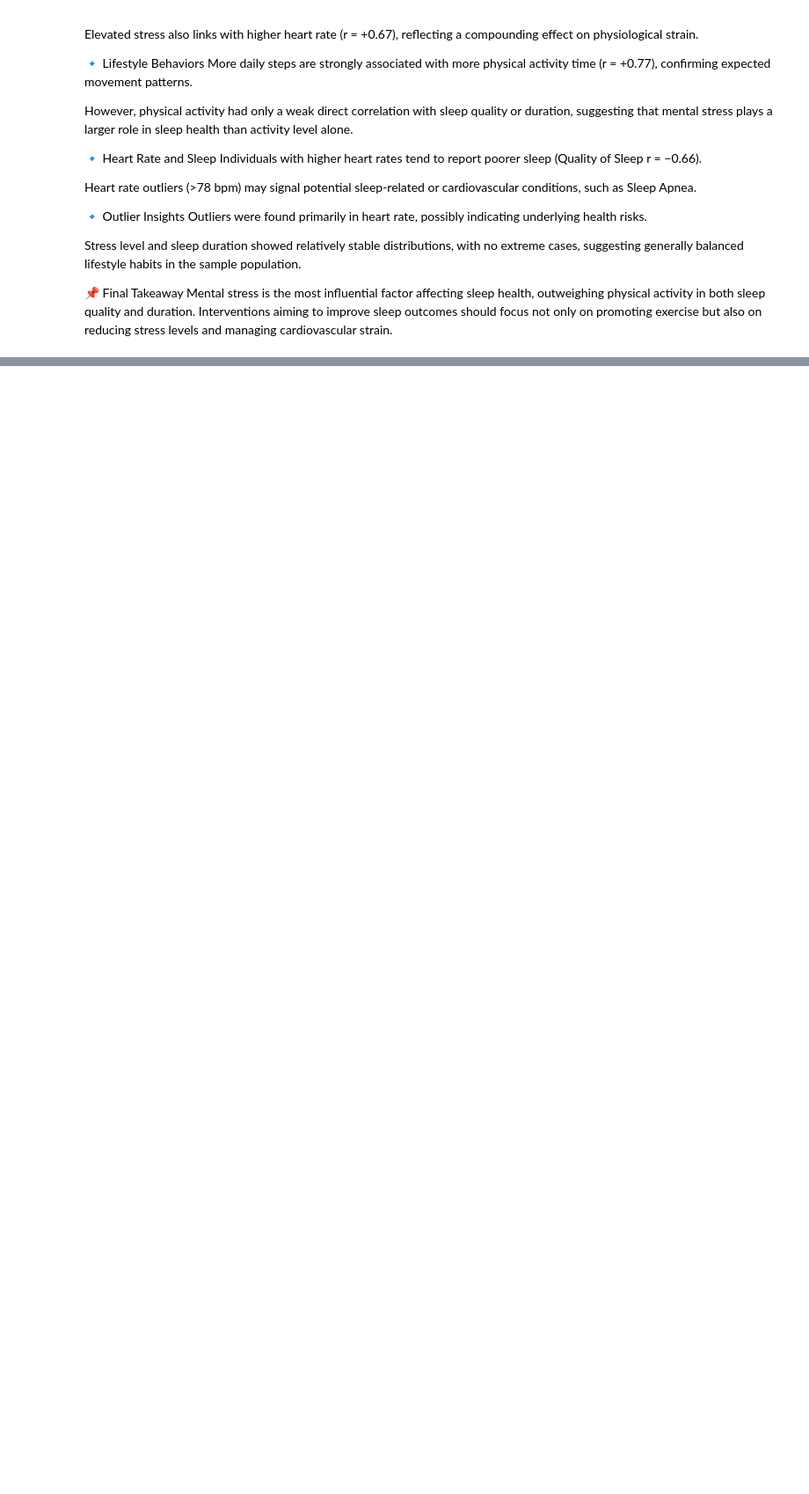
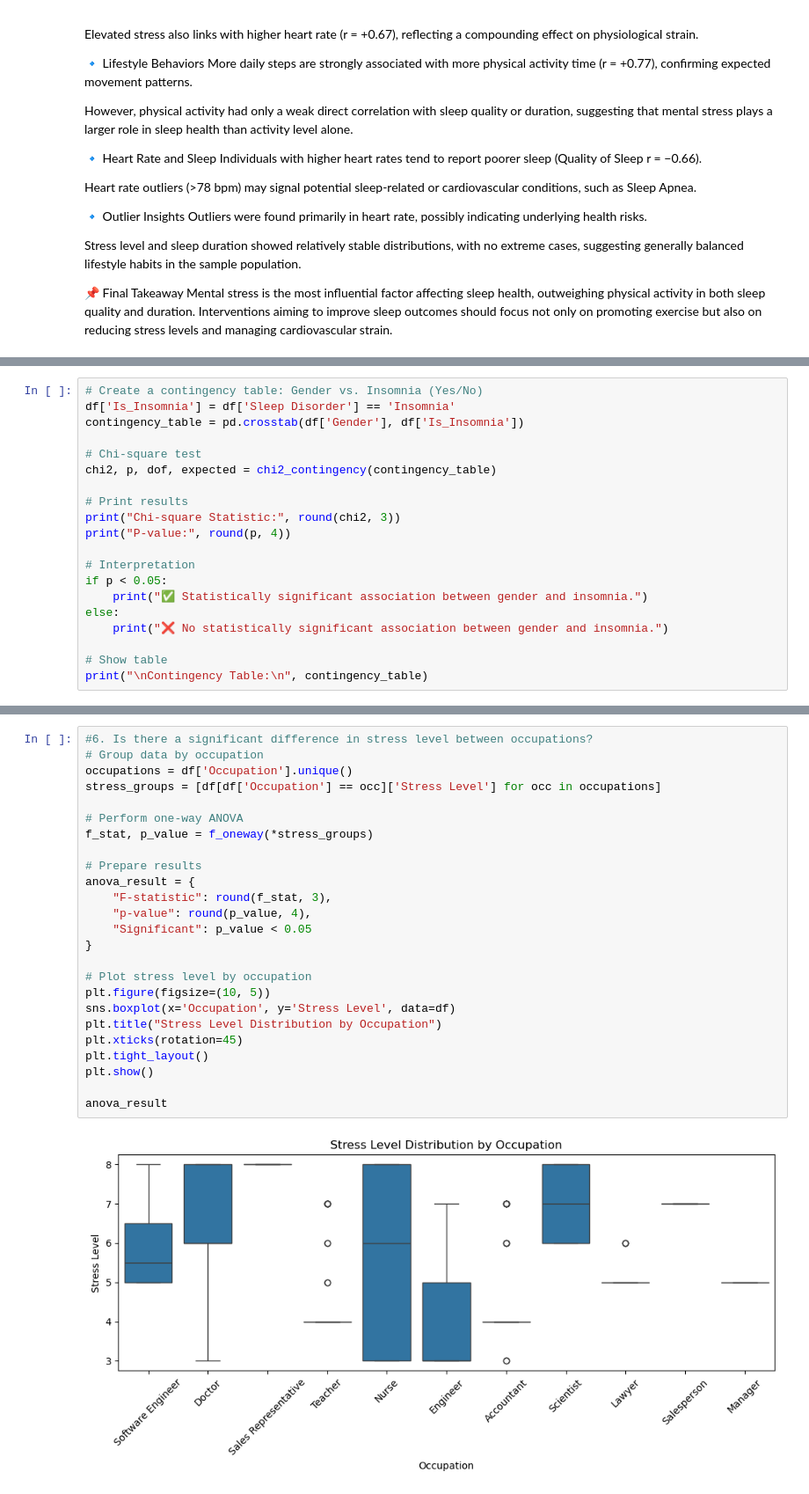
Before and after one commit to ElifSurucu/SleepSmart, a Jupyter notebook: Data_Analysis.ipynb, the cells around one changed output, grey strips where cells are left out. Shown at 88% size. Saved outputs shown, nothing was run; the diff lists cells and outputs as text; blank space fills up the shorter version.

```diff
--- a/Data_Analysis.ipynb
+++ b/Data_Analysis.ipynb
@@ -727,0 +934,20 @@ Mental stress is the most influential factor affecting sleep health, outweighing
+# %%
+# Create a contingency table: Gender vs. Insomnia (Yes/No)
+df['Is_Insomnia'] = df['Sleep Disorder'] == 'Insomnia'
+contingency_table = pd.crosstab(df['Gender'], df['Is_Insomnia'])
+
+# Chi-square test
+chi2, p, dof, expected = chi2_contingency(contingency_table)
+
+# Print results
+print("Chi-square Statistic:", round(chi2, 3))
+print("P-value:", round(p, 4))
+
+# Interpretation
+if p < 0.05:
+    print("✅ Statistically significant association between gender and insomnia.")
+else:
+    print("❌ No statistically significant association between gender and insomnia.")
+
+# Show table
+print("\nContingency Table:\n", contingency_table)
@@ -727,0 +1036,27 @@ Mental stress is the most influential factor affecting sleep health, outweighing
+# %%
+#6. Is there a significant difference in stress level between occupations?
+# Group data by occupation
+occupations = df['Occupation'].unique()
+stress_groups = [df[df['Occupation'] == occ]['Stress Level'] for occ in occupations]
+
+# Perform one-way ANOVA
+f_stat, p_value = f_oneway(*stress_groups)
+
+# Prepare results
+anova_result = {
+    "F-statistic": round(f_stat, 3),
+    "p-value": round(p_value, 4),
+    "Significant": p_value < 0.05
+}
+
+# Plot stress level by occupation
+plt.figure(figsize=(10, 5))
+sns.boxplot(x='Occupation', y='Stress Level', data=df)
+plt.title("Stress Level Distribution by Occupation")
+plt.xticks(rotation=45)
+plt.tight_layout()
+plt.show()
+
+anova_result
+# %% [output]
+[figure, added]
```
Also changed, not shown: parts of 39 cells of this notebook.
